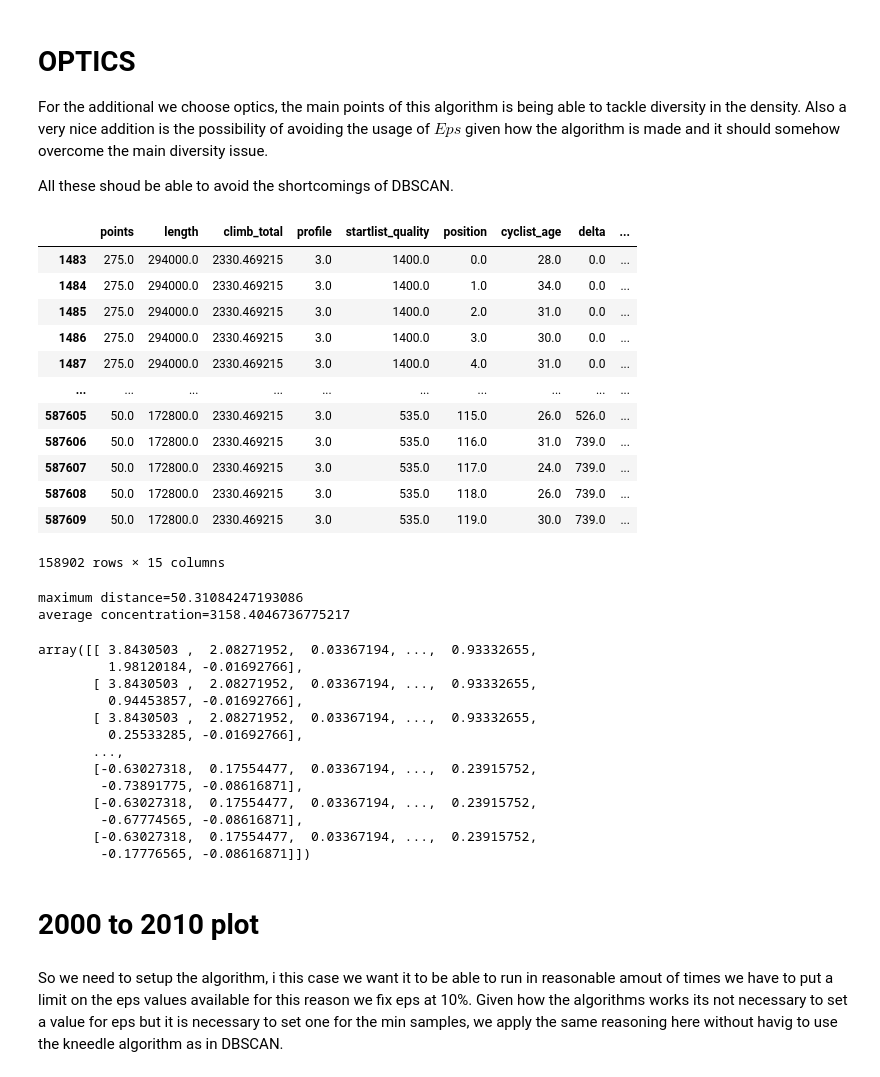
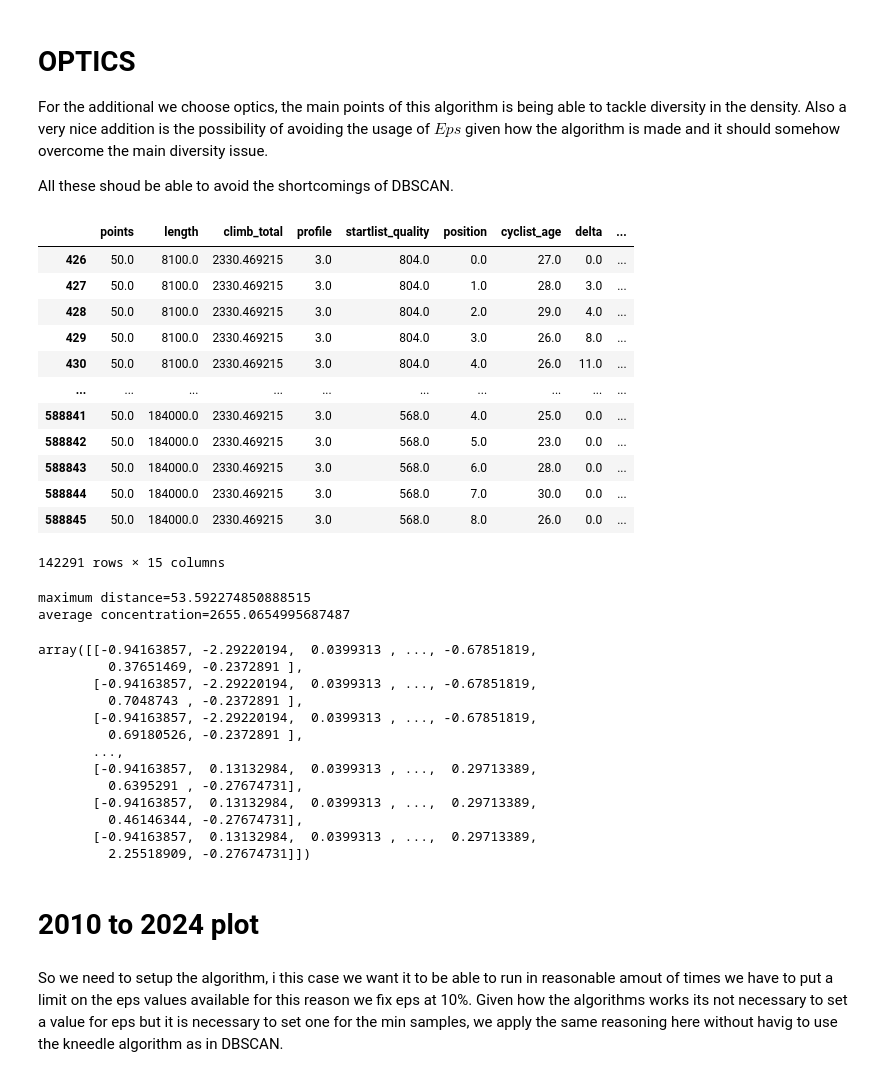
Before and after one commit to DadeOrsu/dm_project24_group_6, a Jupyter notebook: src/task3_clustering/optics.ipynb, the cells around one changed output. Saved outputs shown, nothing was run; the diff lists cells and outputs as text; code cells hidden in the pictures.

```diff
--- a/src/task3_clustering/optics.ipynb
+++ b/src/task3_clustering/optics.ipynb
@@ -10,47 +10,47 @@ from sklearn.cluster import OPTICS,DBSCAN
 from os import path
 import pandas as pd
 from sklearn.preprocessing import StandardScaler
 import utils
 from scipy.sparse import csr_matrix
 
 RACES_PATH=path.join("..","dataset","engineered_races.csv")
 races_df=pd.read_csv(RACES_PATH)
 
 num_columns = [
             'points',
             'length',
             'climb_total',
             'profile',
             'startlist_quality',
             'position',
             'cyclist_age',
             'delta',
             'climbing_efficiency',
             'competitive_age',
             'difficulty',
             'convenience_score',
             'difficulty_score',
             'performance_index',
             'gain_ratio',
  ]
-start_date='2000-12-30'
-end_date='2010-00-00'
+start_date='1980-01-01'
+end_date='2000-01-01'
 data_df=races_df.loc[ races_df['date'].between(start_date, end_date),num_columns ].drop_duplicates().astype('float64')
 data_df
 # %% [output]
 |  | points | length | climb_total | profile | startlist_quality | position | cyclist_age | delta | ... |
-| 1483 | 275.0 | 294000.0 | 2330.469215 | 3.0 | 1400.0 | 0.0 | 28.0 | 0.0 | ... |
-| 1484 | 275.0 | 294000.0 | 2330.469215 | 3.0 | 1400.0 | 1.0 | 34.0 | 0.0 | ... |
-| 1485 | 275.0 | 294000.0 | 2330.469215 | 3.0 | 1400.0 | 2.0 | 31.0 | 0.0 | ... |
-| 1486 | 275.0 | 294000.0 | 2330.469215 | 3.0 | 1400.0 | 3.0 | 30.0 | 0.0 | ... |
-| 1487 | 275.0 | 294000.0 | 2330.469215 | 3.0 | 1400.0 | 4.0 | 31.0 | 0.0 | ... |
+| 426 | 50.0 | 8100.0 | 2330.469215 | 3.0 | 804.0 | 0.0 | 27.0 | 0.0 | ... |
+| 427 | 50.0 | 8100.0 | 2330.469215 | 3.0 | 804.0 | 1.0 | 28.0 | 3.0 | ... |
+| 428 | 50.0 | 8100.0 | 2330.469215 | 3.0 | 804.0 | 2.0 | 29.0 | 4.0 | ... |
+| 429 | 50.0 | 8100.0 | 2330.469215 | 3.0 | 804.0 | 3.0 | 26.0 | 8.0 | ... |
+| 430 | 50.0 | 8100.0 | 2330.469215 | 3.0 | 804.0 | 4.0 | 26.0 | 11.0 | ... |
 | ... | ... | ... | ... | ... | ... | ... | ... | ... | ... |
-| 587605 | 50.0 | 172800.0 | 2330.469215 | 3.0 | 535.0 | 115.0 | 26.0 | 526.0 | ... |
-| 587606 | 50.0 | 172800.0 | 2330.469215 | 3.0 | 535.0 | 116.0 | 31.0 | 739.0 | ... |
-| 587607 | 50.0 | 172800.0 | 2330.469215 | 3.0 | 535.0 | 117.0 | 24.0 | 739.0 | ... |
-| 587608 | 50.0 | 172800.0 | 2330.469215 | 3.0 | 535.0 | 118.0 | 26.0 | 739.0 | ... |
-| 587609 | 50.0 | 172800.0 | 2330.469215 | 3.0 | 535.0 | 119.0 | 30.0 | 739.0 | ... |
+| 588841 | 50.0 | 184000.0 | 2330.469215 | 3.0 | 568.0 | 4.0 | 25.0 | 0.0 | ... |
+| 588842 | 50.0 | 184000.0 | 2330.469215 | 3.0 | 568.0 | 5.0 | 23.0 | 0.0 | ... |
+| 588843 | 50.0 | 184000.0 | 2330.469215 | 3.0 | 568.0 | 6.0 | 28.0 | 0.0 | ... |
+| 588844 | 50.0 | 184000.0 | 2330.469215 | 3.0 | 568.0 | 7.0 | 30.0 | 0.0 | ... |
+| 588845 | 50.0 | 184000.0 | 2330.469215 | 3.0 | 568.0 | 8.0 | 26.0 | 0.0 | ... |
-158902 rows × 15 columns
+142291 rows × 15 columns
 # %%
 from sklearn.preprocessing import StandardScaler
 
@@ -68,23 +68,23 @@ average concentration={average_concentration}
 
 std_data
 # %% [output]
-maximum distance=50.31084247193086
-average concentration=3158.4046736775217
+maximum distance=53.592274850888515
+average concentration=2655.0654995687487
-array([[ 3.8430503 ,  2.08271952,  0.03367194, ...,  0.93332655,
-         1.98120184, -0.01692766],
-       [ 3.8430503 ,  2.08271952,  0.03367194, ...,  0.93332655,
-         0.94453857, -0.01692766],
-       [ 3.8430503 ,  2.08271952,  0.03367194, ...,  0.93332655,
-         0.25533285, -0.01692766],
+array([[-0.94163857, -2.29220194,  0.0399313 , ..., -0.67851819,
+         0.37651469, -0.2372891 ],
+       [-0.94163857, -2.29220194,  0.0399313 , ..., -0.67851819,
+         0.7048743 , -0.2372891 ],
+       [-0.94163857, -2.29220194,  0.0399313 , ..., -0.67851819,
+         0.69180526, -0.2372891 ],
        ...,
-       [-0.63027318,  0.17554477,  0.03367194, ...,  0.23915752,
-        -0.73891775, -0.08616871],
-       [-0.63027318,  0.17554477,  0.03367194, ...,  0.23915752,
-        -0.67774565, -0.08616871],
-       [-0.63027318,  0.17554477,  0.03367194, ...,  0.23915752,
-        -0.17776565, -0.08616871]])
+       [-0.94163857,  0.13132984,  0.0399313 , ...,  0.29713389,
+         0.6395291 , -0.27674731],
+       [-0.94163857,  0.13132984,  0.0399313 , ...,  0.29713389,
+         0.46146344, -0.27674731],
+       [-0.94163857,  0.13132984,  0.0399313 , ...,  0.29713389,
+         2.25518909, -0.27674731]])
 # %% [markdown]
-# 2000 to 2010 plot
+# 2010 to 2024 plot
 # %% [markdown]
 So we need to setup the algorithm, i this case we want it to be able to run in reasonable amout of times we have to put a limit on the eps values available for this reason we fix eps at 10%. Given how the algorithms works its not necessary to set a value for eps but it is necessary to set one for the min samples, we apply the same reasoning here without havig to use the kneedle algorithm as in DBSCAN.
 # %% [markdown]
```
Also changed, not shown: parts of 12 cells of this notebook.
